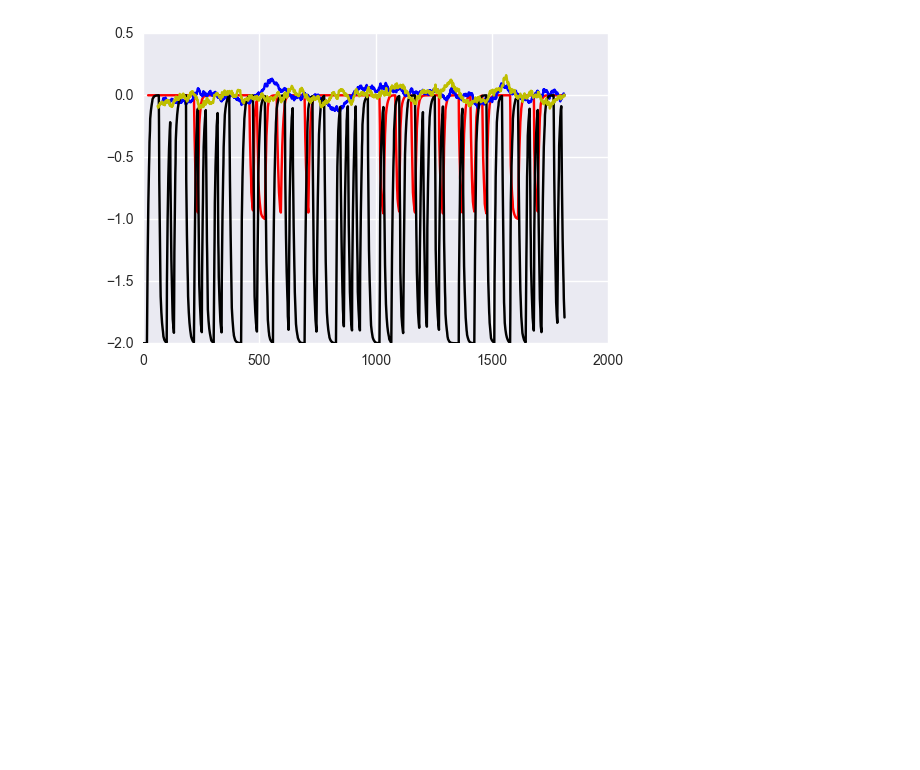
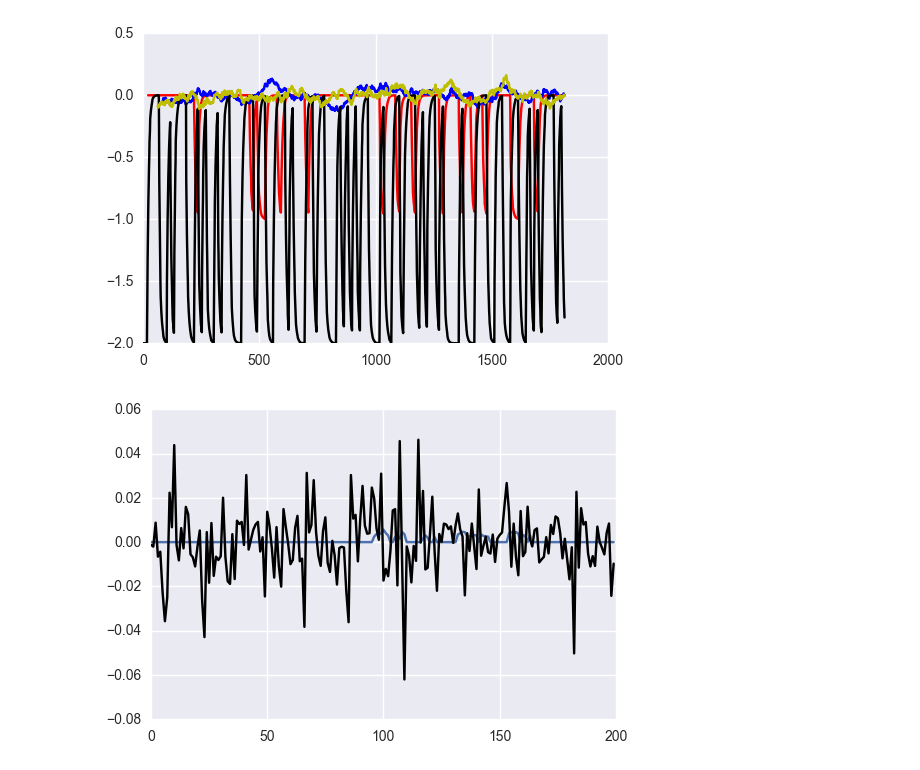
Before and after one commit to VictorPelaez/Time-series-financial, a Jupyter notebook: notebooks/first_exploration.ipynb, the cells around one changed output. Drawn from its saved outputs; the diff is of its cells as text; code cells hidden in the pictures; blank space fills up the shorter version.

```diff
--- a/notebooks/first_exploration.ipynb
+++ b/notebooks/first_exploration.ipynb
@@ -171,3 +171,12 @@ plt.plot(t, x_tech_0,'r', t, x_tech_1, 'b', t, x_tech_2, 'k', t, x_tech_3, 'y')
 plt.show()
 # %% [output]
 [figure]
+# %%
+t = df[df['id']==11]['timestamp']
+x_tech_20 = df[df['id']==11]['technical_20']
+
+#x_fund_4 = df[df['id']==11]['fundamental_4']
+plt.plot(t[:200], x_tech_20[:200], t[:200], y[:200], 'k')
+plt.show()
+# %% [output]
+[figure, added]
```
Also changed, not shown: parts of 1 cell of this notebook.
